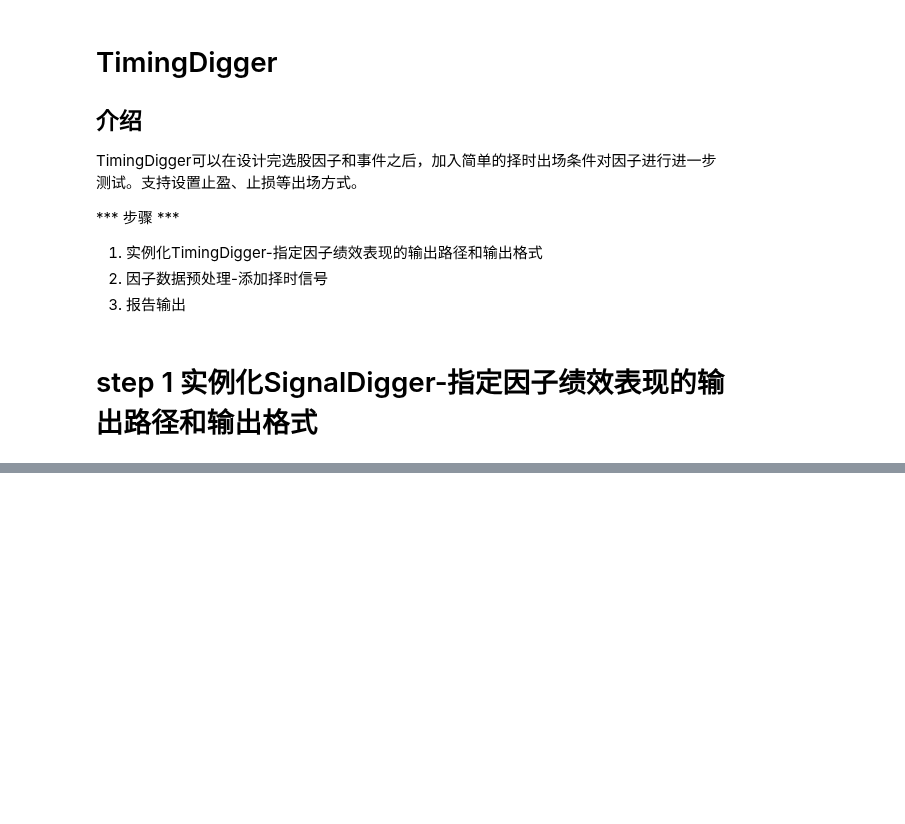
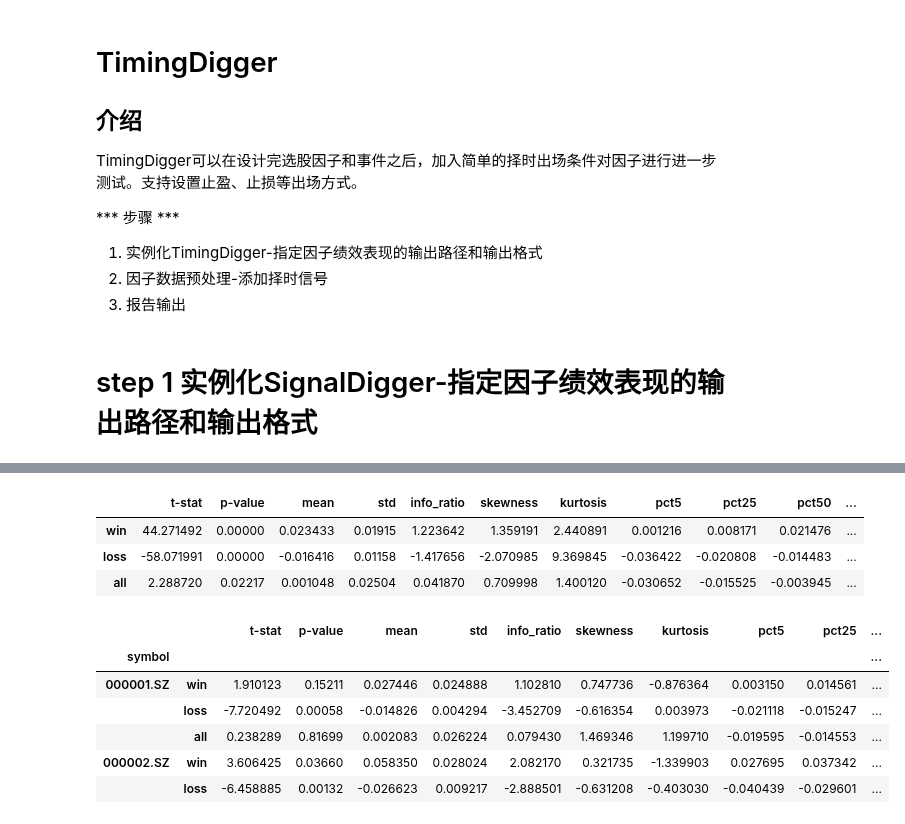
Before and after one commit to xingetouzi/jaqs-fxdayu, a Jupyter notebook: docs/_source/timingdigger.ipynb, the cells around one changed output, grey strips where cells are left out. Drawn from its saved outputs; the diff is of its cells as text; code cells hidden in the pictures; blank space fills up the shorter version.

```diff
--- a/docs/_source/timingdigger.ipynb
+++ b/docs/_source/timingdigger.ipynb
@@ -295,0 +226,17 @@ sd.create_full_report()
+# %%
+td.event_perf["long"]
+# %% [output]
+|  | t-stat | p-value | mean | std | info_ratio | skewness | kurtosis | pct5 | pct25 | pct50 | ... |
+| win | 44.271492 | 0.00000 | 0.023433 | 0.01915 | 1.223642 | 1.359191 | 2.440891 | 0.001216 | 0.008171 | 0.021476 | ... |
+| loss | -58.071991 | 0.00000 | -0.016416 | 0.01158 | -1.417656 | -2.070985 | 9.369845 | -0.036422 | -0.020808 | -0.014483 | ... |
+| all | 2.288720 | 0.02217 | 0.001048 | 0.02504 | 0.041870 | 0.709998 | 1.400120 | -0.030652 | -0.015525 | -0.003945 | ... |
+# %%
+td.symbol_event_perf["long"].head()
+# %% [output]
+|  |  | t-stat | p-value | mean | std | info_ratio | skewness | kurtosis | pct5 | pct25 | ... |
+| symbol |  |  |  |  |  |  |  |  |  |  | ... |
+| 000001.SZ | win | 1.910123 | 0.15211 | 0.027446 | 0.024888 | 1.102810 | 0.747736 | -0.876364 | 0.003150 | 0.014561 | ... |
+|  | loss | -7.720492 | 0.00058 | -0.014826 | 0.004294 | -3.452709 | -0.616354 | 0.003973 | -0.021118 | -0.015247 | ... |
+|  | all | 0.238289 | 0.81699 | 0.002083 | 0.026224 | 0.079430 | 1.469346 | 1.199710 | -0.019595 | -0.014553 | ... |
+| 000002.SZ | win | 3.606425 | 0.03660 | 0.058350 | 0.028024 | 2.082170 | 0.321735 | -1.339903 | 0.027695 | 0.037342 | ... |
+|  | loss | -6.458885 | 0.00132 | -0.026623 | 0.009217 | -2.888501 | -0.631208 | -0.403030 | -0.040439 | -0.029601 | ... |
```
Also changed, not shown: parts of 43 cells of this notebook, 8 other files.
